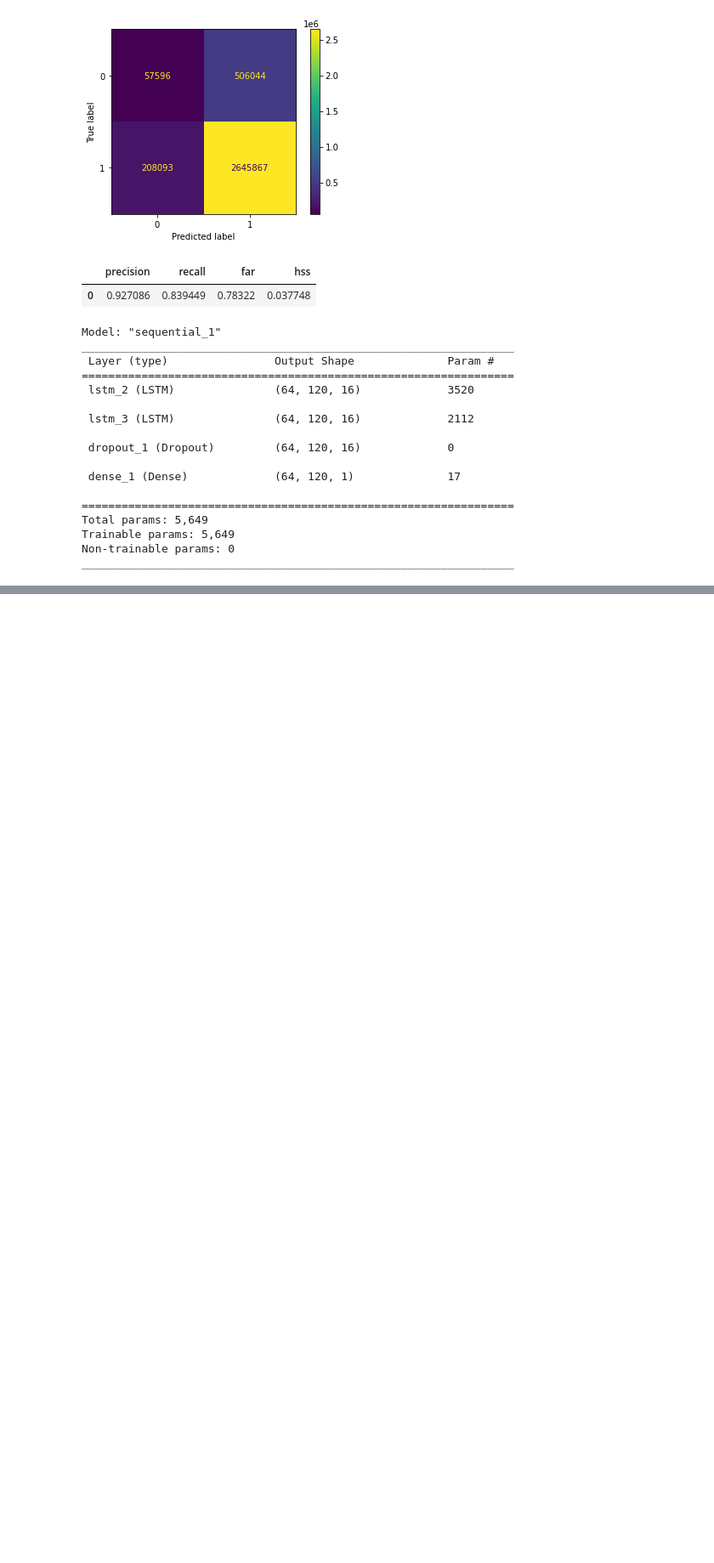
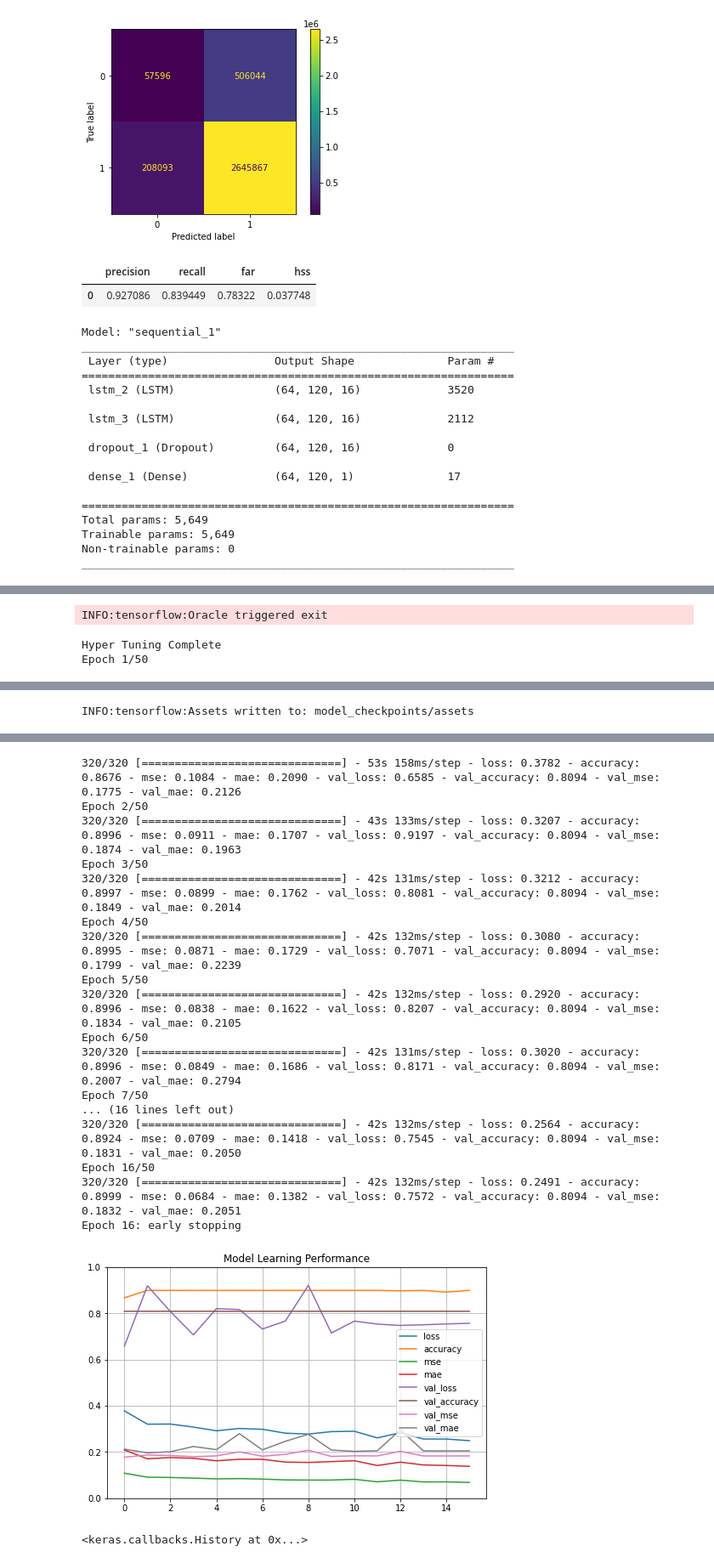
Before and after one commit to kbarbre/DS6050-SolarFlarePrediction, a Jupyter notebook: ColabNotebook_ModelPipeline.ipynb, the cells around one changed output, grey strips where cells are left out. Shown at 85% size. Drawn from its saved outputs; the diff is of its cells as text; code cells hidden in the pictures; blank space fills up the shorter version.

```diff
--- a/ColabNotebook_ModelPipeline.ipynb
+++ b/ColabNotebook_ModelPipeline.ipynb
@@ -272,0 +434,3 @@ _________________________________________________________________
+# %%
+tuned_model_mf.fit()
+# %% [output]
@@ -272,0 +443,3 @@ _________________________________________________________________
+INFO:tensorflow:Oracle triggered exit
+Hyper Tuning Complete
+Epoch 1/50
@@ -272,0 +447 @@ _________________________________________________________________
+INFO:tensorflow:Assets written to: model_checkpoints/assets
@@ -272,0 +451,19 @@ _________________________________________________________________
+320/320 [==============================] - 53s 158ms/step - loss: 0.3782 - accuracy: 0.8676 - mse: 0.1084 - mae: 0.2090 - val_loss: 0.6585 - val_accuracy: 0.8094 - val_mse: 0.1775 - val_mae: 0.2126
+Epoch 2/50
+320/320 [==============================] - 43s 133ms/step - loss: 0.3207 - accuracy: 0.8996 - mse: 0.0911 - mae: 0.1707 - val_loss: 0.9197 - val_accuracy: 0.8094 - val_mse: 0.1874 - val_mae: 0.1963
+Epoch 3/50
+320/320 [==============================] - 42s 131ms/step - loss: 0.3212 - accuracy: 0.8997 - mse: 0.0899 - mae: 0.1762 - val_loss: 0.8081 - val_accuracy: 0.8094 - val_mse: 0.1849 - val_mae: 0.2014
+Epoch 4/50
+320/320 [==============================] - 42s 132ms/step - loss: 0.3080 - accuracy: 0.8995 - mse: 0.0871 - mae: 0.1729 - val_loss: 0.7071 - val_accuracy: 0.8094 - val_mse: 0.1799 - val_mae: 0.2239
+Epoch 5/50
+320/320 [==============================] - 42s 132ms/step - loss: 0.2920 - accuracy: 0.8996 - mse: 0.0838 - mae: 0.1622 - val_loss: 0.8207 - val_accuracy: 0.8094 - val_mse: 0.1834 - val_mae: 0.2105
+Epoch 6/50
+320/320 [==============================] - 42s 131ms/step - loss: 0.3020 - accuracy: 0.8996 - mse: 0.0849 - mae: 0.1686 - val_loss: 0.8171 - val_accuracy: 0.8094 - val_mse: 0.2007 - val_mae: 0.2794
+Epoch 7/50
+... (16 lines left out)
+320/320 [==============================] - 42s 132ms/step - loss: 0.2564 - accuracy: 0.8924 - mse: 0.0709 - mae: 0.1418 - val_loss: 0.7545 - val_accuracy: 0.8094 - val_mse: 0.1831 - val_mae: 0.2050
+Epoch 16/50
+320/320 [==============================] - 42s 132ms/step - loss: 0.2491 - accuracy: 0.8999 - mse: 0.0684 - mae: 0.1382 - val_loss: 0.7572 - val_accuracy: 0.8094 - val_mse: 0.1832 - val_mae: 0.2051
+Epoch 16: early stopping
+[figure, added]
+<keras.callbacks.History at 0x...>
```
Also changed, not shown: parts of 32 cells of this notebook.
